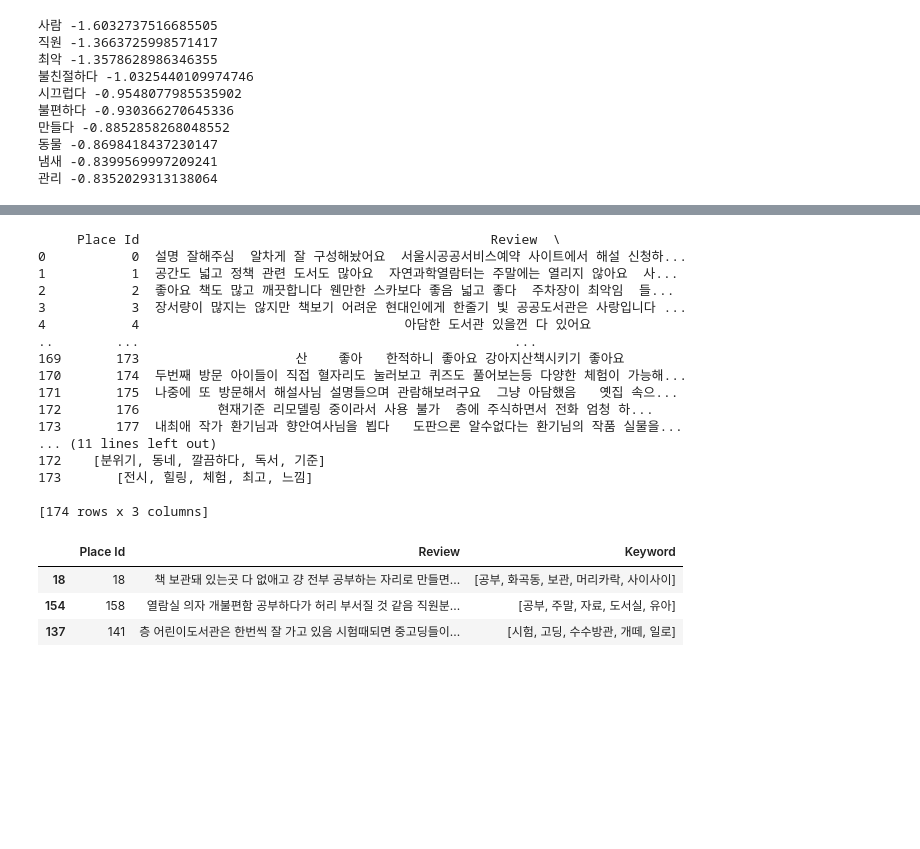
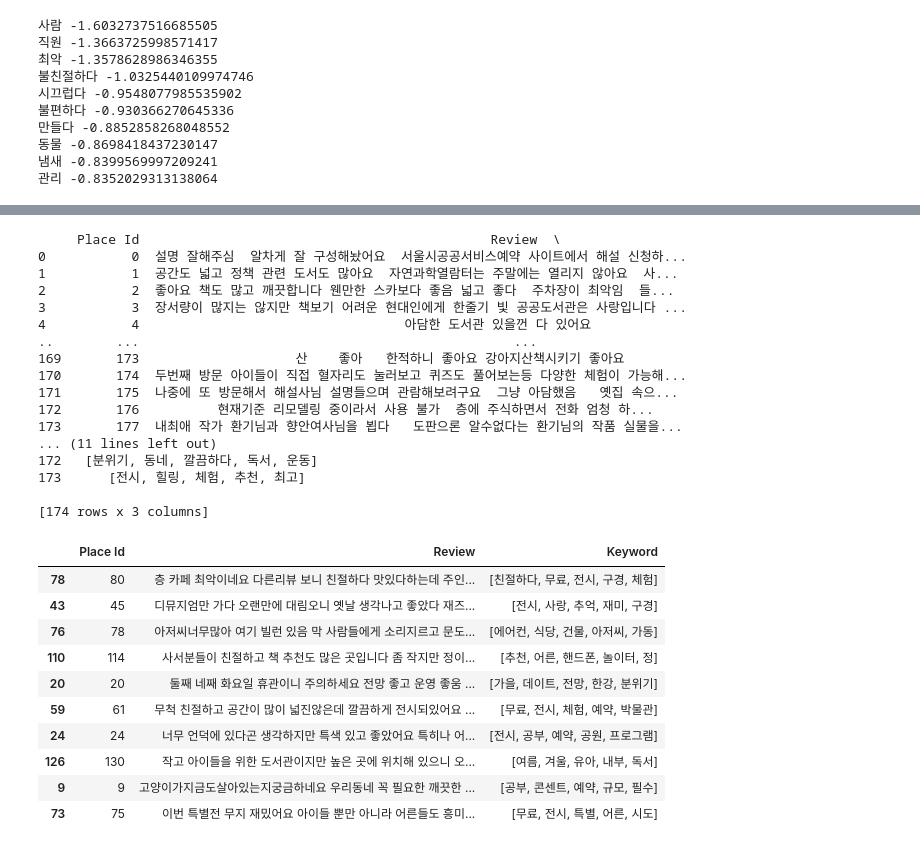
Before and after one commit to hscrown/madatpublicdata, a Jupyter notebook: freepath_test.ipynb, the cells around one changed output, grey strips where cells are left out. Cells and saved outputs as stored; diff of their text form; code cells hidden in the pictures; blank space fills up the shorter version.

```diff
--- a/freepath_test.ipynb
+++ b/freepath_test.ipynb
@@ -546,15 +546,15 @@ print(grouped_reviews)
 # %%
 # 키워드 범주화
 priority_keywords = {
-    '활동성': {'산책', '걷기', '여행', '구경', '공부', '시험', '재미', '전망', '체험','전시','힐링'},
-    '대상': {'고딩', '친구', '연인', '가족', '강아지','데이트'},
-    '분위기': {'친절하다','아름답다', '이쁘다', '예쁘다', '여름','봄','겨울','가을', '추억', '만족', '친절', '정이','좋다'},
-    '접근성': {'할인', '무료'},
-    '편의시설': {'콘센트', '열람실', '편이','에어컨'}
-}
+    '활동성': {'산책', '걷기', '여행', '구경', '공부', '시험', '재미', '전망', '체험','전시','힐링','산','야경','뷰','야외','방탈출'},
+    '대상': {'친구', '연인', '가족', '강아지','데이트','고딩','초딩','아동','아이'},
+    '분위기': {'친절하다','아름답다','편안하다','고요하다', '이쁘다', '예쁘다','정겨운','고요','평화','깨끗','꿈','멋지다','깨끗하다','여름','봄','겨울','가을', '추억', '만족', '친절','집중', '정이','좋다','사랑','한적','넓다','아담하다','추천'},
+    '접근성': {'할인', '무료','예약','취식','휴게실'},
+    '편의시설': {'콘센트','에어컨','와이파이', '열람실','독서실','편이','시설'}}
+
 
 # 추가적으로 제외할 키워드
-excluded_keywords = {'분들', '발권', '워낙','종종','엄한놈','아줌마', '패스', '엿같','한도', '가면', '수고', '퇴실', '모로코','아주', '가끔', '가도','가능','감사','무척','특성', '많다', '만해', '있을껀', '근처', '되게', '장소', '미정', '랍니', '진짜진짜', '방문', '가능'}
+excluded_keywords = {'년도','생각', '준비','느낌','구성', '빵빵', '골반', '리뉴','추석', '등록', '주시', '방법', '맨날','나머진','에만','설명','그거','중이','무량수전','차끌', '년전', '화중', '가기','실쪽','기준','거처', '에서도','저서', '무량','있어요','최순우','로는','자주','분들', '발권','연휴', '인상','그대로', '물어', '일만', '멀리', '워낙','종종','엄한놈','아줌마', '패스', '엿같','한도', '가면', '수고', '퇴실', '모로코','아주', '가끔', '가도','가능','감사','무척','특성', '많다', '만해', '있을껀', '근처', '되게', '장소', '미정', '랍니', '진짜진짜', '방문', '가능'}
 
 # 모든 키워드를 하나의 세트로 병합
 all_priority_keywords = set()
@@ -575,6 +575,16 @@ def extract_keywords(text):
         priority_tokens[priority_tokens.index('좋다')] = '좋아요'
     if '정이' in priority_tokens:
         priority_tokens[priority_tokens.index('정이')] = '정'
+    if '아담한' in priority_tokens:
+        priority_tokens[priority_tokens.index('아담한')] = '아담하다'
+    if '한적하니' in priority_tokens:
+        priority_tokens[priority_tokens.index('한적하니')] = '한적하다'
+    if '편이' in priority_tokens:
+        priority_tokens[priority_tokens.index('편이')] = '편의시설'
+    if '시설' in priority_tokens:
+        priority_tokens[priority_tokens.index('시설')] = '편의시설'
+
+
 
     # 결과가 5개 미만이면 추가 선택
     if len(priority_tokens) < 5 and filtered_tokens:
@@ -605,17 +615,24 @@ print(grouped_reviews)
 172       176          현재기준 리모델링 중이라서 사용 불가  층에 주식하면서 전화 엄청 하...
 173       177  내최애 작가 환기님과 향안여사님을 뵙다   도판으론 알수없다는 환기님의 작품 실물을...
 ... (11 lines left out)
-172    [분위기, 동네, 깔끔하다, 독서, 기준]
-173       [전시, 힐링, 체험, 최고, 느낌]
+172   [분위기, 동네, 깔끔하다, 독서, 운동]
+173      [전시, 힐링, 체험, 추천, 최고]
 
 [174 rows x 3 columns]
 # %%
-grouped_reviews.sample(3)
+grouped_reviews.sample(10)
 # %% [output]
 |  | Place Id | Review | Keyword |
-| 18 | 18 | 책 보관돼 있는곳 다 없애고 걍 전부 공부하는 자리로 만들면... | [공부, 화곡동, 보관, 머리카락, 사이사이] |
-| 154 | 158 | 열람실 의자 개불편함 공부하다가 허리 부서질 것 같음 직원분... | [공부, 주말, 자료, 도서실, 유아] |
-| 137 | 141 | 층 어린이도서관은 한번씩 잘 가고 있음 시험때되면 중고딩들이... | [시험, 고딩, 수수방관, 개떼, 일로] |
+| 78 | 80 | 층 카페 최악이네요 다른리뷰 보니 친절하다 맛있다하는데 주인... | [친절하다, 무료, 전시, 구경, 체험] |
+| 43 | 45 | 디뮤지엄만 가다 오랜만에 대림오니 옛날 생각나고 좋았다 재즈... | [전시, 사랑, 추억, 재미, 구경] |
+| 76 | 78 | 아저씨너무많아 여기 빌런 있음 막 사람들에게 소리지르고 문도... | [에어컨, 식당, 건물, 아저씨, 가동] |
+| 110 | 114 | 사서분들이 친절하고 책 추천도 많은 곳입니다 좀 작지만 정이... | [추천, 어른, 핸드폰, 놀이터, 정] |
+| 20 | 20 | 둘째 네째 화요일 휴관이니 주의하세요 전망 좋고 운영 좋움 ... | [가을, 데이트, 전망, 한강, 분위기] |
+| 59 | 61 | 무척 친절하고 공간이 많이 넓진않은데 깔끔하게 전시되있어요 ... | [무료, 전시, 체험, 예약, 박물관] |
+| 24 | 24 | 너무 언덕에 있다곤 생각하지만 특색 있고 좋았어요 특히나 어... | [전시, 공부, 예약, 공원, 프로그램] |
+| 126 | 130 | 작고 아이들을 위한 도서관이지만 높은 곳에 위치해 있으니 오... | [여름, 겨울, 유아, 내부, 독서] |
+| 9 | 9 | 고양이가지금도살아있는지궁금하네요 우리동네 꼭 필요한 깨끗한 ... | [공부, 콘센트, 예약, 규모, 필수] |
+| 73 | 75 | 이번 특별전 무지 재밌어요 아이들 뿐만 아니라 어른들도 흥미... | [무료, 전시, 특별, 어른, 시도] |
 # %%
 # csv파일로 저장
 grouped_reviews.to_csv('keywords_reviews.csv', index=False, encoding='utf-8')
```
Also changed, not shown: parts of 1 cell of this notebook.
